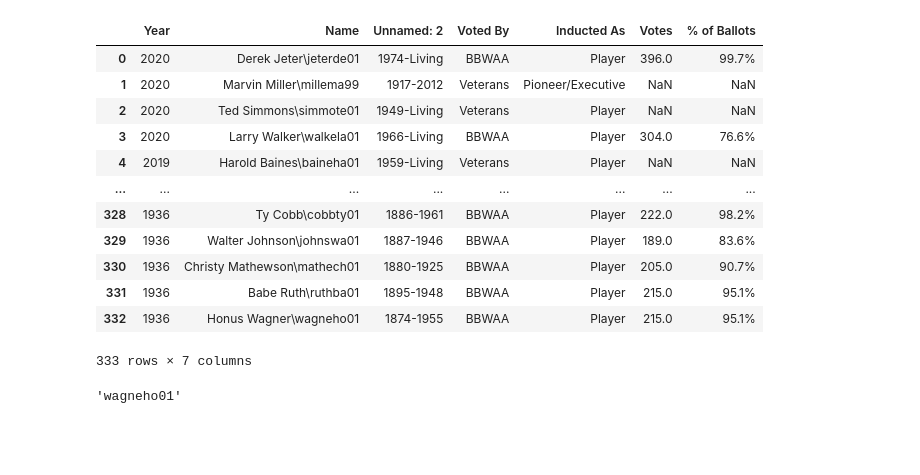
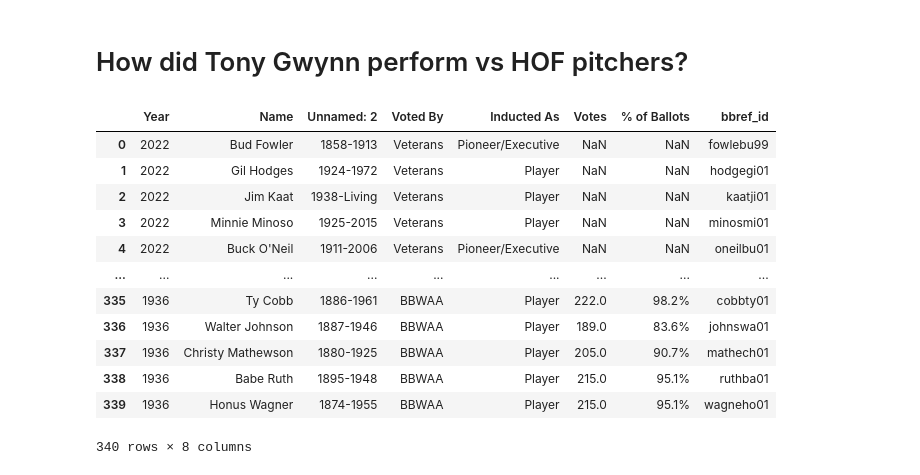
Before and after one commit to sdvinay/baseball_sql, a Jupyter notebook: pandas/gwynn_vs_HOFers.ipynb, the cells around one changed output. Drawn from its saved outputs; the diff is of its cells as text; code cells hidden in the pictures; blank space fills up the shorter version.

Commit message:
bbl: add load_hall_of_famers()

```diff
--- a/pandas/gwynn_vs_HOFers.ipynb
+++ b/pandas/gwynn_vs_HOFers.ipynb
@@ -1,3 +1,5 @@
+# %% [markdown]
+# How did Tony Gwynn perform vs HOF pitchers?
 # %%
 import pandas as pd
 import numpy as np
@@ -9,19 +11,19 @@ cols = ['bat_team_id', 'fld_team_id', 'bat_id', 'pit_id','bat_event_fl', 'bat_ha
         'event_cd', 'game_id', 'ab_fl', 'h_fl']
 pa = bbl.load_event_data(1982, 2001, cols)
 # %%
-hof = pd.read_csv('../data/bbref/hof.csv')
+hof = bbl.load_hall_of_famers()
 hof
 # %% [output]
-|  | Year | Name | Unnamed: 2 | Voted By | Inducted As | Votes | % of Ballots |
-| 0 | 2020 | Derek Jeter\jeterde01 | 1974-Living | BBWAA | Player | 396.0 | 99.7% |
-| 1 | 2020 | Marvin Miller\millema99 | 1917-2012 | Veterans | Pioneer/Executive | NaN | NaN |
-| 2 | 2020 | Ted Simmons\simmote01 | 1949-Living | Veterans | Player | NaN | NaN |
-| 3 | 2020 | Larry Walker\walkela01 | 1966-Living | BBWAA | Player | 304.0 | 76.6% |
-| 4 | 2019 | Harold Baines\baineha01 | 1959-Living | Veterans | Player | NaN | NaN |
-| ... | ... | ... | ... | ... | ... | ... | ... |
-| 328 | 1936 | Ty Cobb\cobbty01 | 1886-1961 | BBWAA | Player | 222.0 | 98.2% |
-| 329 | 1936 | Walter Johnson\johnswa01 | 1887-1946 | BBWAA | Player | 189.0 | 83.6% |
-| 330 | 1936 | Christy Mathewson\mathech01 | 1880-1925 | BBWAA | Player | 205.0 | 90.7% |
-| 331 | 1936 | Babe Ruth\ruthba01 | 1895-1948 | BBWAA | Player | 215.0 | 95.1% |
-| 332 | 1936 | Honus Wagner\wagneho01 | 1874-1955 | BBWAA | Player | 215.0 | 95.1% |
+|  | Year | Name | Unnamed: 2 | Voted By | Inducted As | Votes | % of Ballots | bbref_id |
+| 0 | 2022 | Bud Fowler | 1858-1913 | Veterans | Pioneer/Executive | NaN | NaN | fowlebu99 |
+| 1 | 2022 | Gil Hodges | 1924-1972 | Veterans | Player | NaN | NaN | hodgegi01 |
+| 2 | 2022 | Jim Kaat | 1938-Living | Veterans | Player | NaN | NaN | kaatji01 |
+| 3 | 2022 | Minnie Minoso | 1925-2015 | Veterans | Player | NaN | NaN | minosmi01 |
+| 4 | 2022 | Buck O'Neil | 1911-2006 | Veterans | Pioneer/Executive | NaN | NaN | oneilbu01 |
+| ... | ... | ... | ... | ... | ... | ... | ... | ... |
+| 335 | 1936 | Ty Cobb | 1886-1961 | BBWAA | Player | 222.0 | 98.2% | cobbty01 |
+| 336 | 1936 | Walter Johnson | 1887-1946 | BBWAA | Player | 189.0 | 83.6% | johnswa01 |
+| 337 | 1936 | Christy Mathewson | 1880-1925 | BBWAA | Player | 205.0 | 90.7% | mathech01 |
+| 338 | 1936 | Babe Ruth | 1895-1948 | BBWAA | Player | 215.0 | 95.1% | ruthba01 |
+| 339 | 1936 | Honus Wagner | 1874-1955 | BBWAA | Player | 215.0 | 95.1% | wagneho01 |
-333 rows × 7 columns
+340 rows × 8 columns
@@ -31,4 +29,0 @@ def get_id(name_str):
-# %%
-get_id('Honus Wagner\wagneho01')
-# %% [output]
-'wagneho01'
```
Also changed, not shown: parts of 15 cells of this notebook, 1 other file.
